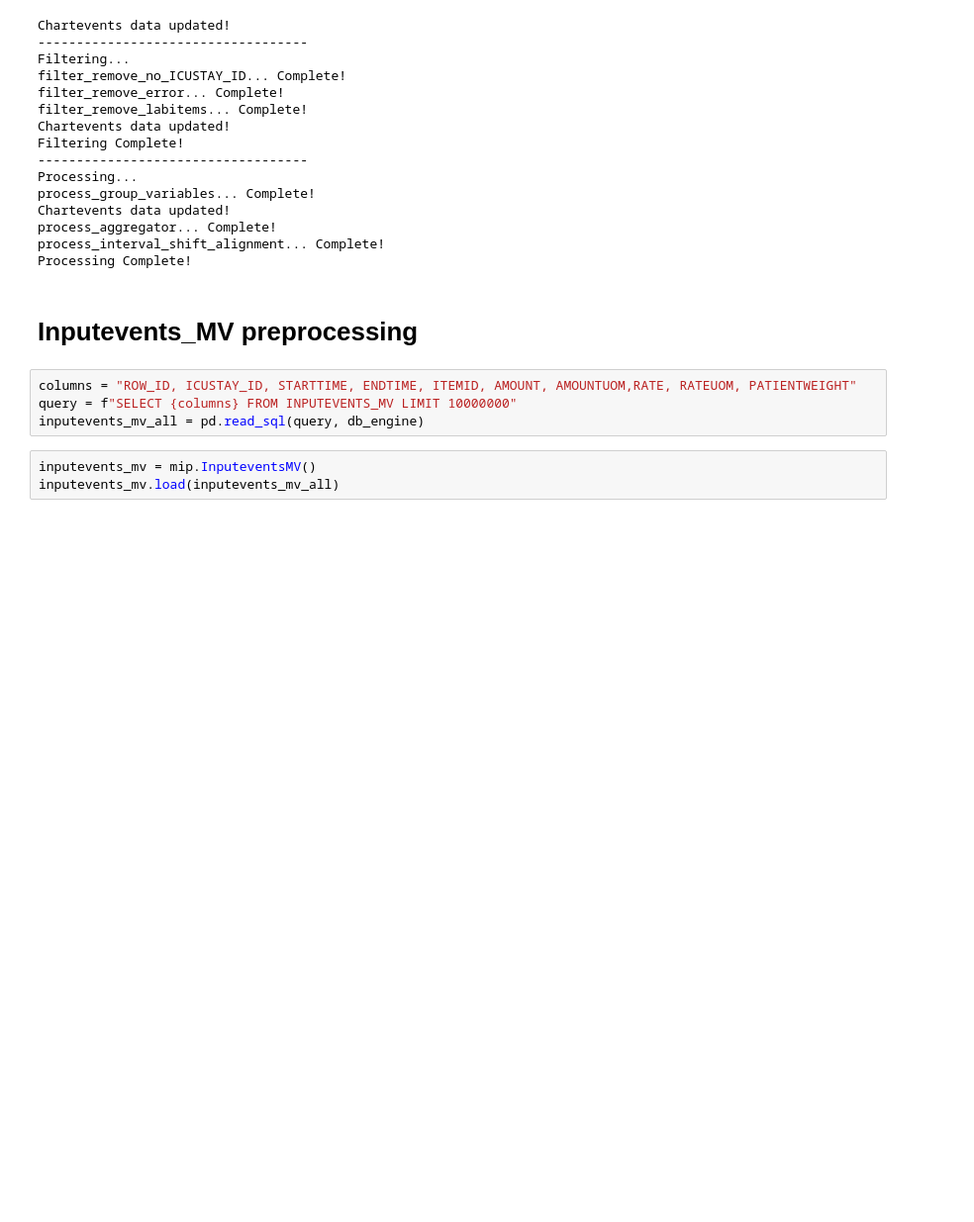
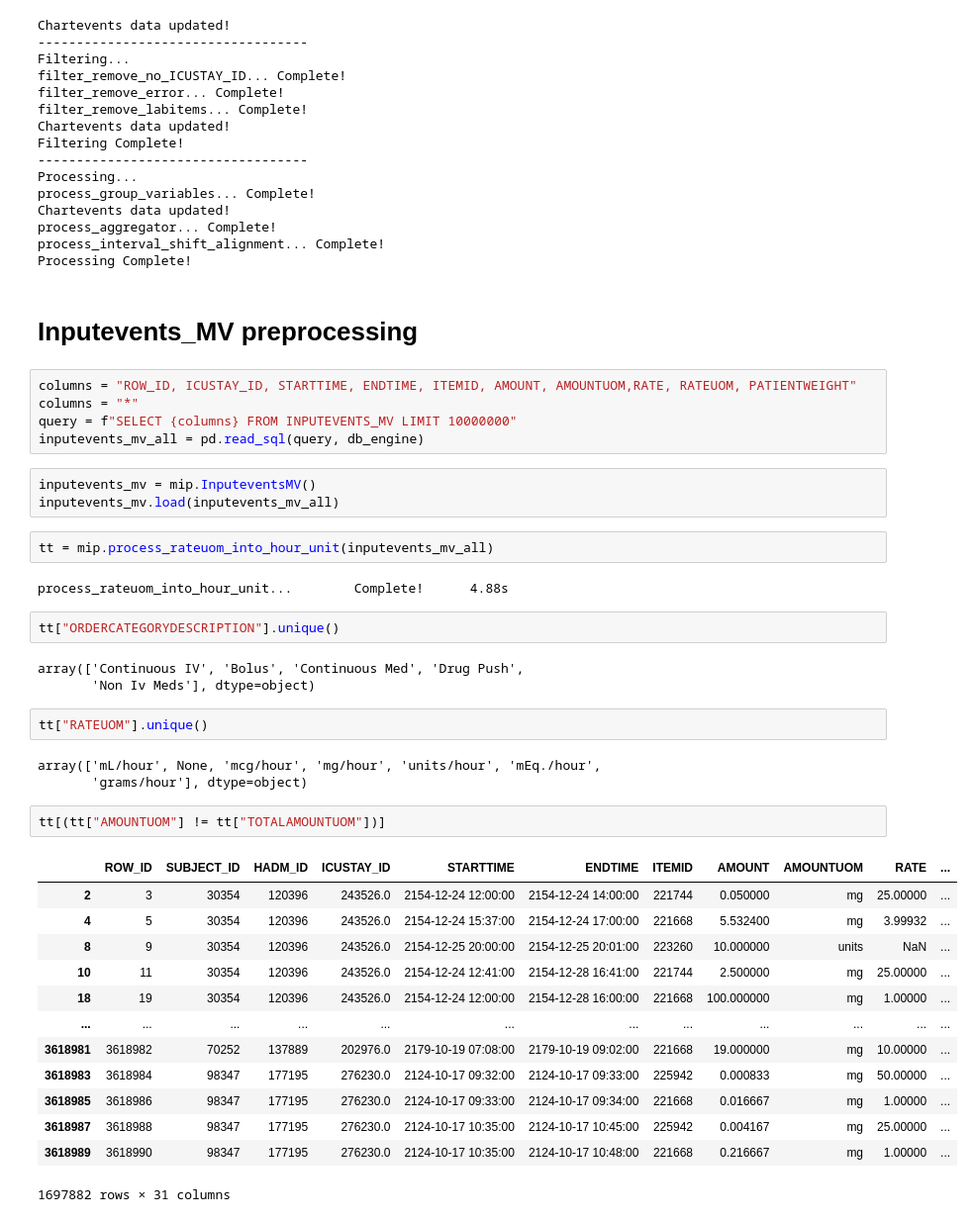
Before and after one commit to Harry-PARK/MIMIC_preprocessing, a Jupyter notebook: test.ipynb, the cells around one changed output. Shown: that part at 99% size. Cells and saved outputs as stored; diff of their text form; blank space fills up the shorter version.

```diff
--- a/test.ipynb
+++ b/test.ipynb
@@ -162,8 +162,39 @@ Processing Complete!
 # Inputevents_MV preprocessing
 # %%
 columns = "ROW_ID, ICUSTAY_ID, STARTTIME, ENDTIME, ITEMID, AMOUNT, AMOUNTUOM,RATE, RATEUOM, PATIENTWEIGHT"
+columns = "*"
 query = f"SELECT {columns} FROM INPUTEVENTS_MV LIMIT 10000000"
 inputevents_mv_all = pd.read_sql(query, db_engine)
 # %%
 inputevents_mv = mip.InputeventsMV()
 inputevents_mv.load(inputevents_mv_all)
+# %%
+tt = mip.process_rateuom_into_hour_unit(inputevents_mv_all)
+# %% [output]
+process_rateuom_into_hour_unit...        Complete!      4.88s
+# %%
+tt["ORDERCATEGORYDESCRIPTION"].unique()
+# %% [output]
+array(['Continuous IV', 'Bolus', 'Continuous Med', 'Drug Push',
+       'Non Iv Meds'], dtype=object)
+# %%
+tt["RATEUOM"].unique()
+# %% [output]
+array(['mL/hour', None, 'mcg/hour', 'mg/hour', 'units/hour', 'mEq./hour',
+       'grams/hour'], dtype=object)
+# %%
+tt[(tt["AMOUNTUOM"] != tt["TOTALAMOUNTUOM"])]
+# %% [output]
+|  | ROW_ID | SUBJECT_ID | HADM_ID | ICUSTAY_ID | STARTTIME | ENDTIME | ITEMID | AMOUNT | AMOUNTUOM | RATE | ... |
+| 2 | 3 | 30354 | 120396 | 243526.0 | 2154-12-24 12:00:00 | 2154-12-24 14:00:00 | 221744 | 0.050000 | mg | 25.00000 | ... |
+| 4 | 5 | 30354 | 120396 | 243526.0 | 2154-12-24 15:37:00 | 2154-12-24 17:00:00 | 221668 | 5.532400 | mg | 3.99932 | ... |
+| 8 | 9 | 30354 | 120396 | 243526.0 | 2154-12-25 20:00:00 | 2154-12-25 20:01:00 | 223260 | 10.000000 | units | NaN | ... |
+| 10 | 11 | 30354 | 120396 | 243526.0 | 2154-12-24 12:41:00 | 2154-12-28 16:41:00 | 221744 | 2.500000 | mg | 25.00000 | ... |
+| 18 | 19 | 30354 | 120396 | 243526.0 | 2154-12-24 12:00:00 | 2154-12-28 16:00:00 | 221668 | 100.000000 | mg | 1.00000 | ... |
+| ... | ... | ... | ... | ... | ... | ... | ... | ... | ... | ... | ... |
+| 3618981 | 3618982 | 70252 | 137889 | 202976.0 | 2179-10-19 07:08:00 | 2179-10-19 09:02:00 | 221668 | 19.000000 | mg | 10.00000 | ... |
+| 3618983 | 3618984 | 98347 | 177195 | 276230.0 | 2124-10-17 09:32:00 | 2124-10-17 09:33:00 | 225942 | 0.000833 | mg | 50.00000 | ... |
+| 3618985 | 3618986 | 98347 | 177195 | 276230.0 | 2124-10-17 09:33:00 | 2124-10-17 09:34:00 | 221668 | 0.016667 | mg | 1.00000 | ... |
+| 3618987 | 3618988 | 98347 | 177195 | 276230.0 | 2124-10-17 10:35:00 | 2124-10-17 10:45:00 | 225942 | 0.004167 | mg | 25.00000 | ... |
+| 3618989 | 3618990 | 98347 | 177195 | 276230.0 | 2124-10-17 10:35:00 | 2124-10-17 10:48:00 | 221668 | 0.216667 | mg | 1.00000 | ... |
+1697882 rows × 31 columns
```
Also changed, not shown: parts of 5 cells of this notebook, 9 other files.
